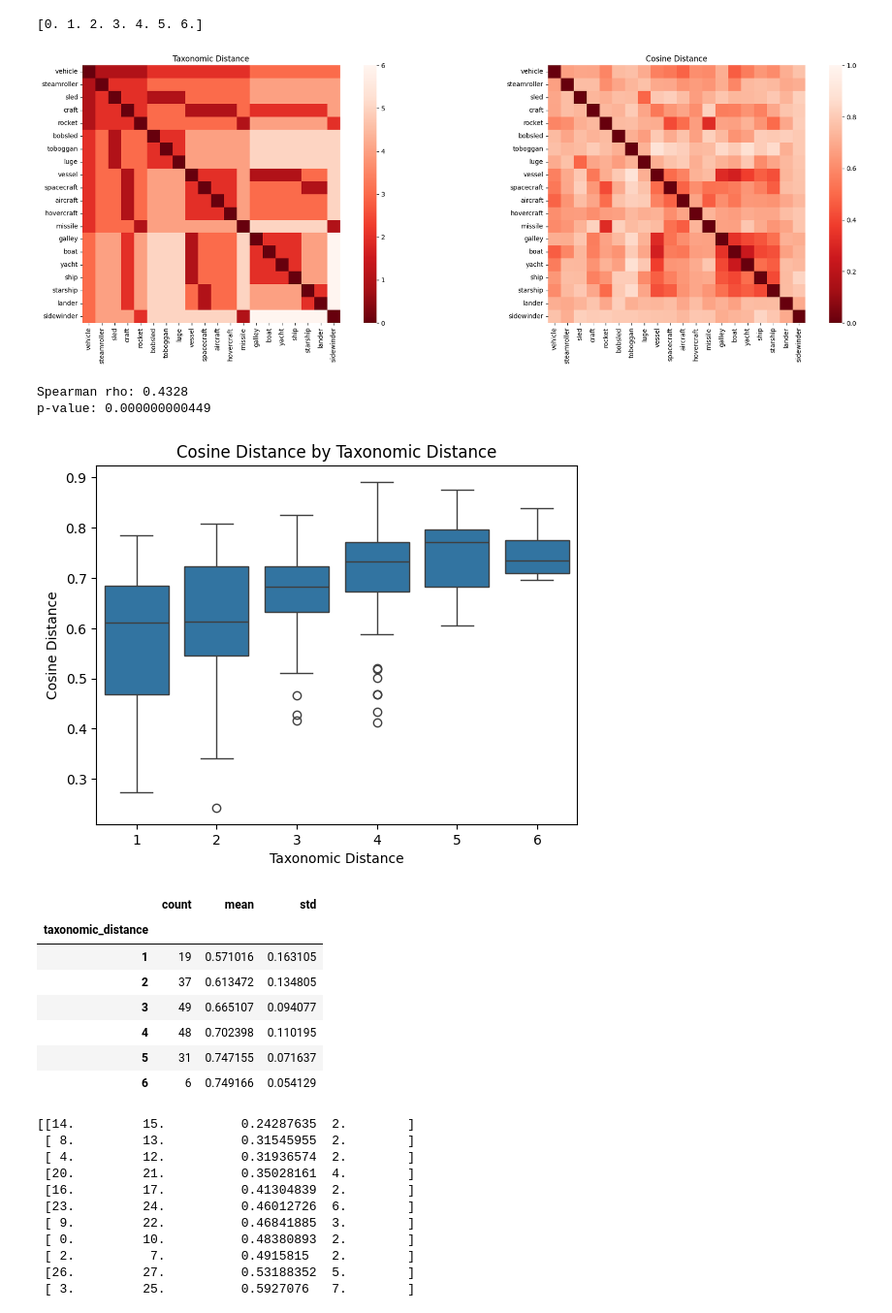
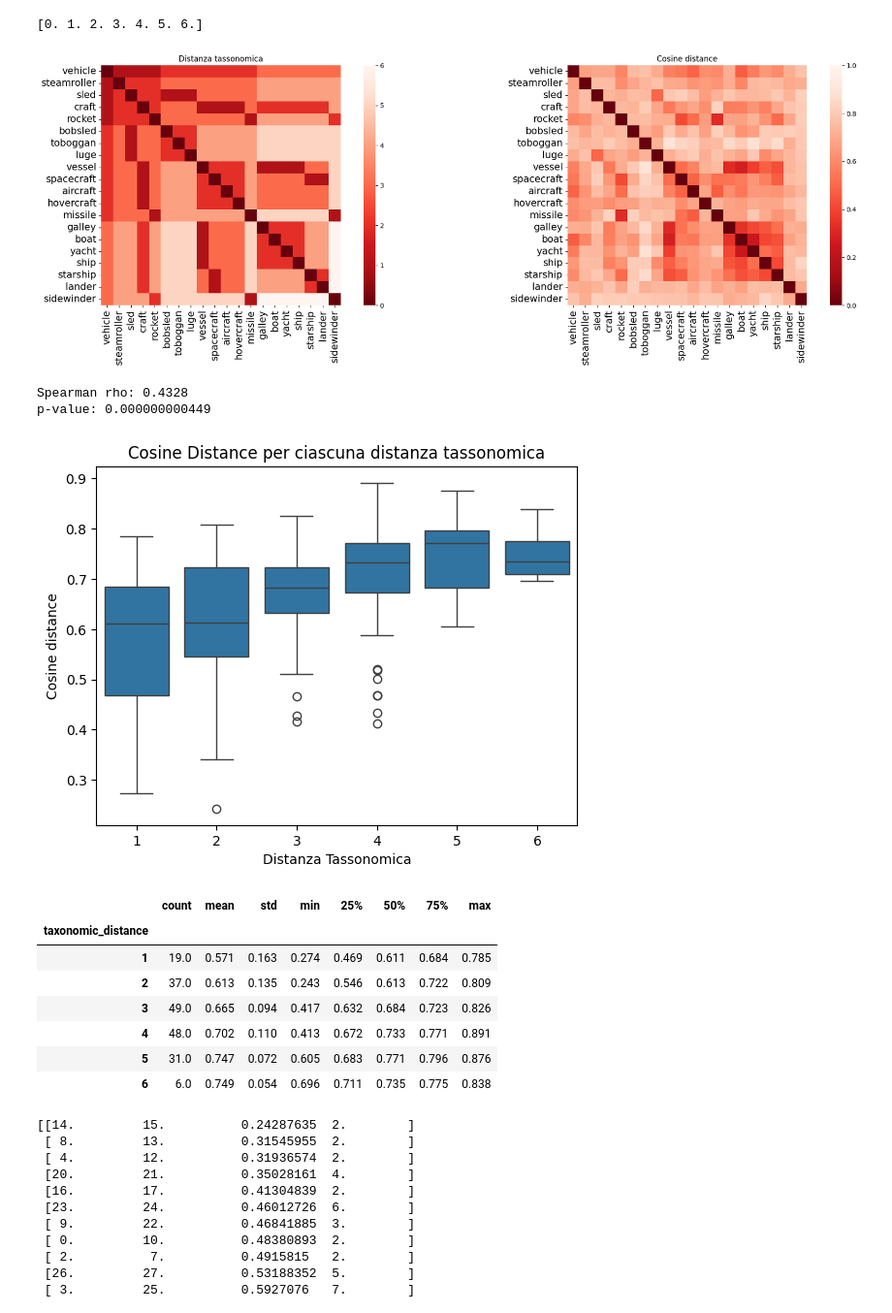
Before and after one commit to MarcoBuonanno/Tesi_2025-26-La-Geometria-degli-Embedding-di-un-LLm, a Jupyter notebook: Esercizio_2/Es2_tesi.ipynb, the cells around one changed output. Shown at 97% size. Drawn from its saved outputs; the diff is of its cells as text; code cells hidden in the pictures.

Commit message:
Modifiche figure

```diff
--- a/Esercizio_2/Es2_tesi.ipynb
+++ b/Esercizio_2/Es2_tesi.ipynb
@@ -291,40 +291,40 @@ fig, axes = plt.subplots(1, 2, figsize=(21, 7))
 
 # Taxonomic distance
 sns.heatmap(
     dist_matrix,
     ax=axes[0],
     xticklabels=labels,
     yticklabels=labels,
     cmap="Reds_r",
     vmin=0,
     vmax=6,
     square=True
 )
 
-axes[0].set_title("Taxonomic Distance")
-axes[0].tick_params(axis="x", rotation=90)
-axes[0].tick_params(axis="y", rotation=0)
+axes[0].set_title("Distanza tassonomica")
+axes[0].tick_params(axis="x", rotation=90, labelsize=15)
+axes[0].tick_params(axis="y", rotation=0, labelsize=15)
 
 # Cosine distance
 sns.heatmap(
     cosine_matrix.to_numpy(),
     ax=axes[1],
     xticklabels=labels,
     yticklabels=labels,
     cmap="Reds_r",
     vmin=0,
     vmax=1,
     square=True
 )
 
-axes[1].set_title("Cosine Distance")
-axes[1].tick_params(axis="x", rotation=90)
-axes[1].tick_params(axis="y", rotation=0)
+axes[1].set_title("Cosine distance")
+axes[1].tick_params(axis="x", rotation=90, labelsize=15)
+axes[1].tick_params(axis="y", rotation=0, labelsize=15)
 
 plt.tight_layout()
 plt.show()
 # %% [output]
-[figure, old version]
+[figure, new version]
 # %%
 #verificare la correlazione tra taxonomic distance e cosine distance
 
@@ -345,25 +345,23 @@ sns.boxplot(
     y="cosine_distance"
 )
 
-plt.xlabel("Taxonomic Distance")
-plt.ylabel("Cosine Distance")
-plt.title("Cosine Distance by Taxonomic Distance")
+plt.xlabel("Distanza Tassonomica")
+plt.ylabel("Cosine distance")
+plt.title("Cosine Distance per ciascuna distanza tassonomica")
 plt.show()
 # %% [output]
-[figure, old version]
+[figure, new version]
 # %%
-taxonomic_df.groupby("taxonomic_distance")["cosine_distance"].agg(
-    ["count", "mean", "std"]
-)
+taxonomic_df.groupby("taxonomic_distance")["cosine_distance"].describe().round(3)
 # %% [output]
-|  | count | mean | std |
-| taxonomic_distance |  |  |  |
-| 1 | 19 | 0.571016 | 0.163105 |
-| 2 | 37 | 0.613472 | 0.134805 |
-| 3 | 49 | 0.665107 | 0.094077 |
-| 4 | 48 | 0.702398 | 0.110195 |
-| 5 | 31 | 0.747155 | 0.071637 |
-| 6 | 6 | 0.749166 | 0.054129 |
+|  | count | mean | std | min | 25% | 50% | 75% | max |
+| taxonomic_distance |  |  |  |  |  |  |  |  |
+| 1 | 19.0 | 0.571 | 0.163 | 0.274 | 0.469 | 0.611 | 0.684 | 0.785 |
+| 2 | 37.0 | 0.613 | 0.135 | 0.243 | 0.546 | 0.613 | 0.722 | 0.809 |
+| 3 | 49.0 | 0.665 | 0.094 | 0.417 | 0.632 | 0.684 | 0.723 | 0.826 |
+| 4 | 48.0 | 0.702 | 0.110 | 0.413 | 0.672 | 0.733 | 0.771 | 0.891 |
+| 5 | 31.0 | 0.747 | 0.072 | 0.605 | 0.683 | 0.771 | 0.796 | 0.876 |
+| 6 | 6.0 | 0.749 | 0.054 | 0.696 | 0.711 | 0.735 | 0.775 | 0.838 |
 # %%
 #INIZIO CLUSTERIZZAZIONE
 #trasformo la matrice in forma scypy: estrae il triangolo superiore della matrice e lo convere in un vettore
```
Also changed, not shown: parts of 1 cell of this notebook, 2 other files.
